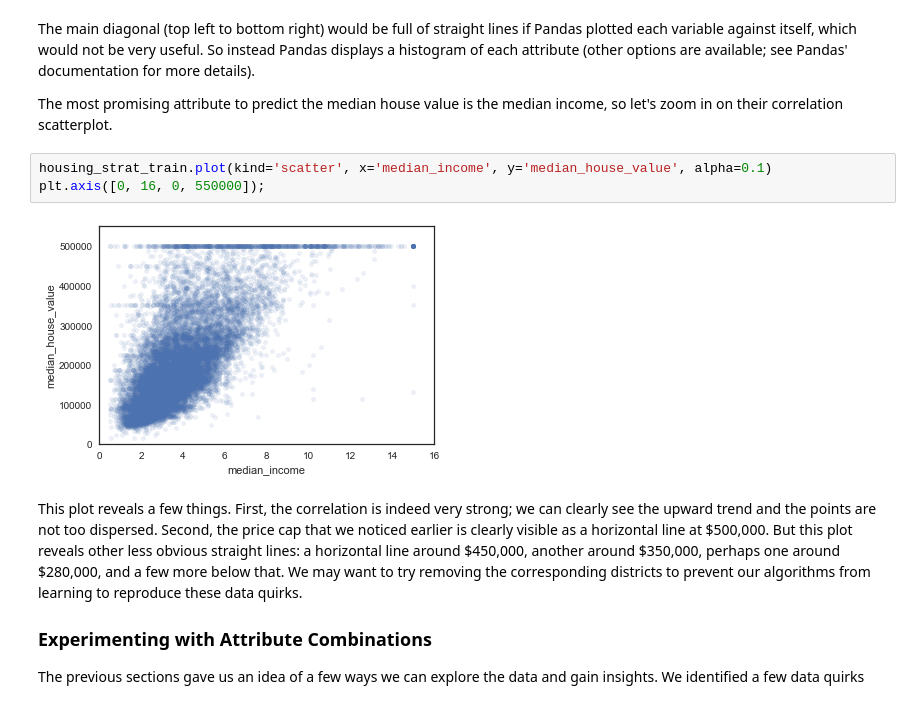
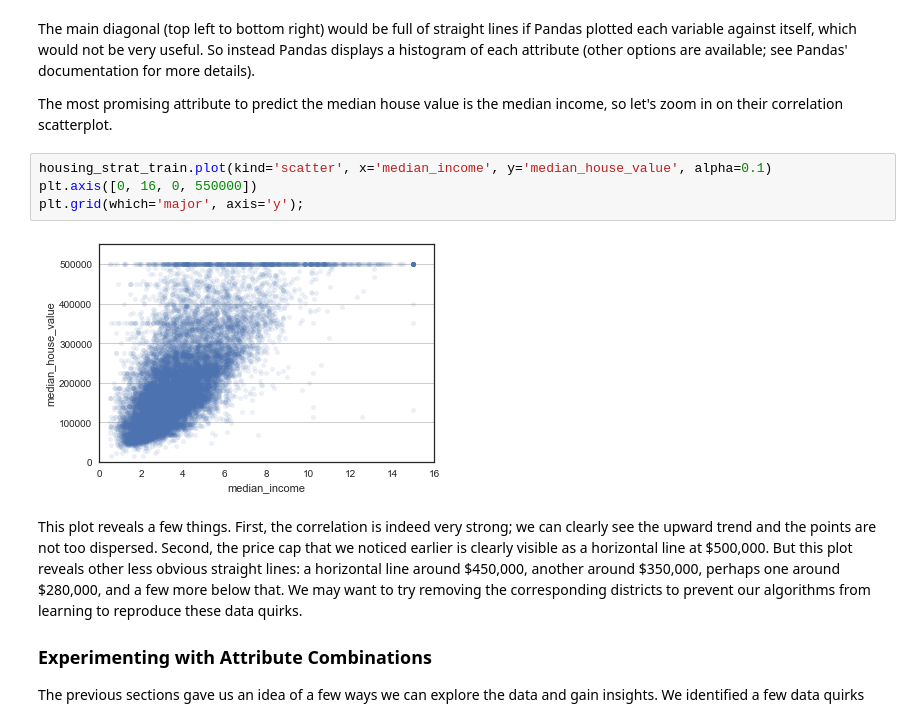
Before and after one commit to LinuxAI-PKU/ml-workspace, a Jupyter notebook: housing-price-prediction-regression/housing-price-prediction-regression.ipynb, the cells around one changed output. Drawn from its saved outputs; the diff is of its cells as text.

```diff
--- a/housing-price-prediction-regression/housing-price-prediction-regression.ipynb
+++ b/housing-price-prediction-regression/housing-price-prediction-regression.ipynb
@@ -401,9 +409,10 @@ The main diagonal (top left to bottom right) would be full of straight lines if
 The most promising attribute to predict the median house value is the median income, so let's zoom in on their correlation scatterplot.
 # %%
 housing_strat_train.plot(kind='scatter', x='median_income', y='median_house_value', alpha=0.1)
-plt.axis([0, 16, 0, 550000]);
+plt.axis([0, 16, 0, 550000])
+plt.grid(which='major', axis='y');
 # %% [output]
-[figure, old version]
+[figure, new version]
 # %% [markdown]
 This plot reveals a few things. First, the correlation is indeed very strong; we can clearly see the upward trend and the points are not too dispersed. Second, the price cap that we noticed earlier is clearly visible as a horizontal line at \$500,000. But this plot reveals other less obvious straight lines: a horizontal line around \$450,000, another around \$350,000, perhaps one around \$280,000, and a few more below that. We may want to try removing the corresponding districts to prevent our algorithms from learning to reproduce these data quirks.
 
```
Also changed, not shown: parts of 15 cells of this notebook.
